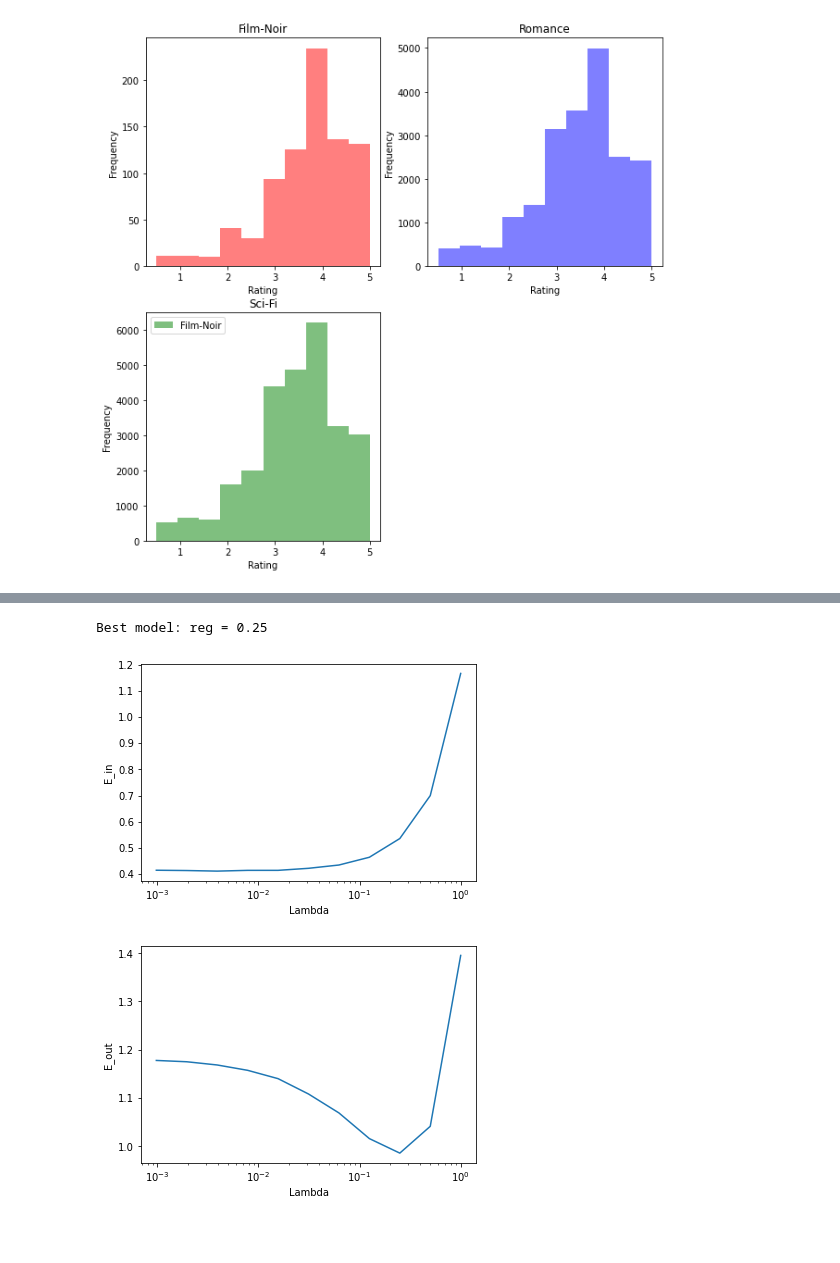
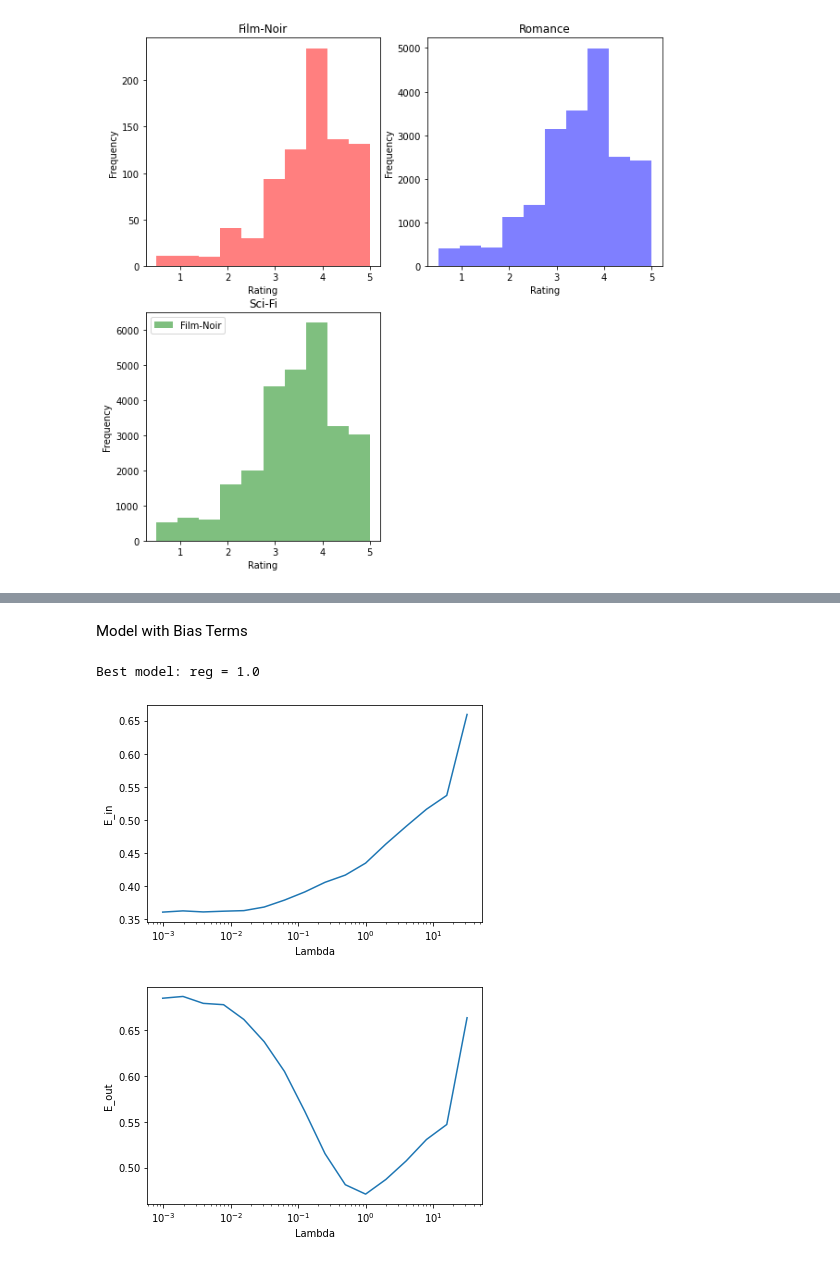
Before and after one commit to Zack-Dugue/CS155-PROJECT_2, a Jupyter notebook: group_project2_with_gridsearch_and_bias_terms.ipynb, the cells around one changed output, grey strips where cells are left out. Saved outputs shown, nothing was run; the diff lists cells and outputs as text; code cells hidden in the pictures; blank space fills up the shorter version.

```diff
--- a/group_project2_with_gridsearch_and_bias_terms.ipynb
+++ b/group_project2_with_gridsearch_and_bias_terms.ipynb
@@ -206,0 +207,3 @@ Best model: reg = 0.25
+# %%
+# Evaluate best model
+U, V, E_in = train_model(M, N, k, eta, regs[np.argmin(E_outs)], train)
@@ -206,0 +280,15 @@ Best model: reg = 0.25
+# %%
+movies = pd.read_csv("https://raw.githubusercontent.com/emiletimothy/Caltech-CS155-2023/main/miniproject2/data/movies.csv")
+film_noir = movies[movies['Sci-Fi'] == 1]['Movie ID'].values
+random_noir = np.random.choice(film_noir,10)
+movie_list = np.array(movies)[:,1]
+movie_list = movie_list[random_noir]
+coordinates = V_2d[:,random_noir]
+plt.figure()
+plt.grid()
+plt.plot(coordinates[0,:], coordinates[1,:], "bo")
+plt.xlabel("Latent Factor 1")
+plt.ylabel("Latent Factor 2")
+for i,txt in enumerate(movie_list):
+    plt.text(coordinates[0,i], coordinates[1,i],txt)
+plt.show()
@@ -207,3 +297,5 @@ Best model: reg = 0.25
+# %% [markdown]
+Model with Bias Terms
 # %%
 def grad_U(Ui, Yij, Vj, ai, bj, reg, eta):
     """
@@ -228,6 +320,7 @@ def grad_V(Vj, Yij, Ui, ai, bj, reg, eta):
     """
     return eta * (reg * Vj - Ui * (Yij - np.dot(Ui, Vj) - ai - bj))
 
+
 def grad_a(ai, Yij, Vj, Ui, bj, reg, eta):
     """
     Takes as input ai (ith user bias), a training point Yij, the column
@@ -238,6 +331,7 @@ def grad_a(ai, Yij, Vj, Ui, bj, reg, eta):
     respect to Ui multiplied by eta.
     """
     return eta * (reg * ai - (Yij - np.dot(Ui, Vj) - ai - bj))
+
 
 def grad_b(bj, Yij, Vj, Ui, ai, reg, eta):
     """
@@ -309,10 +403,18 @@ def train_model(M, N, K, eta, reg, Y, eps=0.0001, max_epochs=300):
         err = get_err(U, V, Y, a, b, reg)
         for idx in perm:
             i, j, y = Y[idx][0], Y[idx][1], Y[idx][2]
-            U[i - 1] -= grad_U(U[i - 1], y, V[j - 1], a[i - 1], b[j - 1], reg, eta)
-            V[j - 1] -= grad_V(V[j - 1], y, U[i - 1], a[i - 1], b[j - 1], reg, eta)
-            a[i - 1] -= grad_a(a[i - 1], y, V[j - 1], U[i - 1], b[j - 1], reg, eta)
-            b[j - 1] -= grad_b(b[j - 1], y, V[j - 1], U[i - 1], a[i - 1], reg, eta)
+            U[i - 1] -= grad_U(
+                U[i - 1], y, V[j - 1], a[i - 1], b[j - 1], reg, eta
+            )
+            V[j - 1] -= grad_V(
+                V[j - 1], y, U[i - 1], a[i - 1], b[j - 1], reg, eta
+            )
+            a[i - 1] -= grad_a(
+                a[i - 1], y, V[j - 1], U[i - 1], b[j - 1], reg, eta
+            )
+            b[j - 1] -= grad_b(
+                b[j - 1], y, V[j - 1], U[i - 1], a[i - 1], reg, eta
+            )
 
         if epoch == 0:
             err_0 = get_err(U, V, Y, a, b, reg)
@@ -323,34 +425,39 @@ def train_model(M, N, K, eta, reg, Y, eps=0.0001, max_epochs=300):
             if (e_t - e_dt) / init_err <= eps:
                 break
     return U, V, a, b, get_err(U, V, Y, a, b, reg)
+# %%
+# Make mean score = 0
+mean = np.mean(np.concatenate([train[:, 2], test[:, 2]]))
+train[:, 2] = train[:, 2] - (int)(mean)
+test[:, 2] = test[:, 2] - (int)(mean)
 # %%
-regs = np.power(2 * np.ones(11), np.arange(-10, 1, 1))
+regs = np.power(2 * np.ones(16), np.arange(-10, 6, 1))
 eta = 0.03
 E_ins = []
 E_outs = []
 
 # Grid search for ideal regs
 
 for reg in regs:
     U, V, a, b, E_in = train_model(M, N, k, eta, reg, train)
     E_out = get_err(U, V, test, a, b, reg)
     E_ins.append(E_in)
     E_outs.append(E_out)
 
 plt.figure()
 plt.xscale("log")
 plt.plot(regs, E_ins)
 plt.xlabel("Lambda")
 plt.ylabel("E_in")
 
 plt.figure()
 plt.xscale("log")
 plt.plot(regs, E_outs)
 plt.xlabel("Lambda")
 plt.ylabel("E_out")
 
-print("Best model: reg = %s"%(regs[np.argmin(E_outs)]))
+print("Best model: reg = %s" % (regs[np.argmin(E_outs)]))
 # %% [output]
-Best model: reg = 0.25
+Best model: reg = 1.0
-[figure, old version]
+[figure, new version]
-[figure, old version]
+[figure, new version]
```
Also changed, not shown: parts of 14 cells of this notebook.
